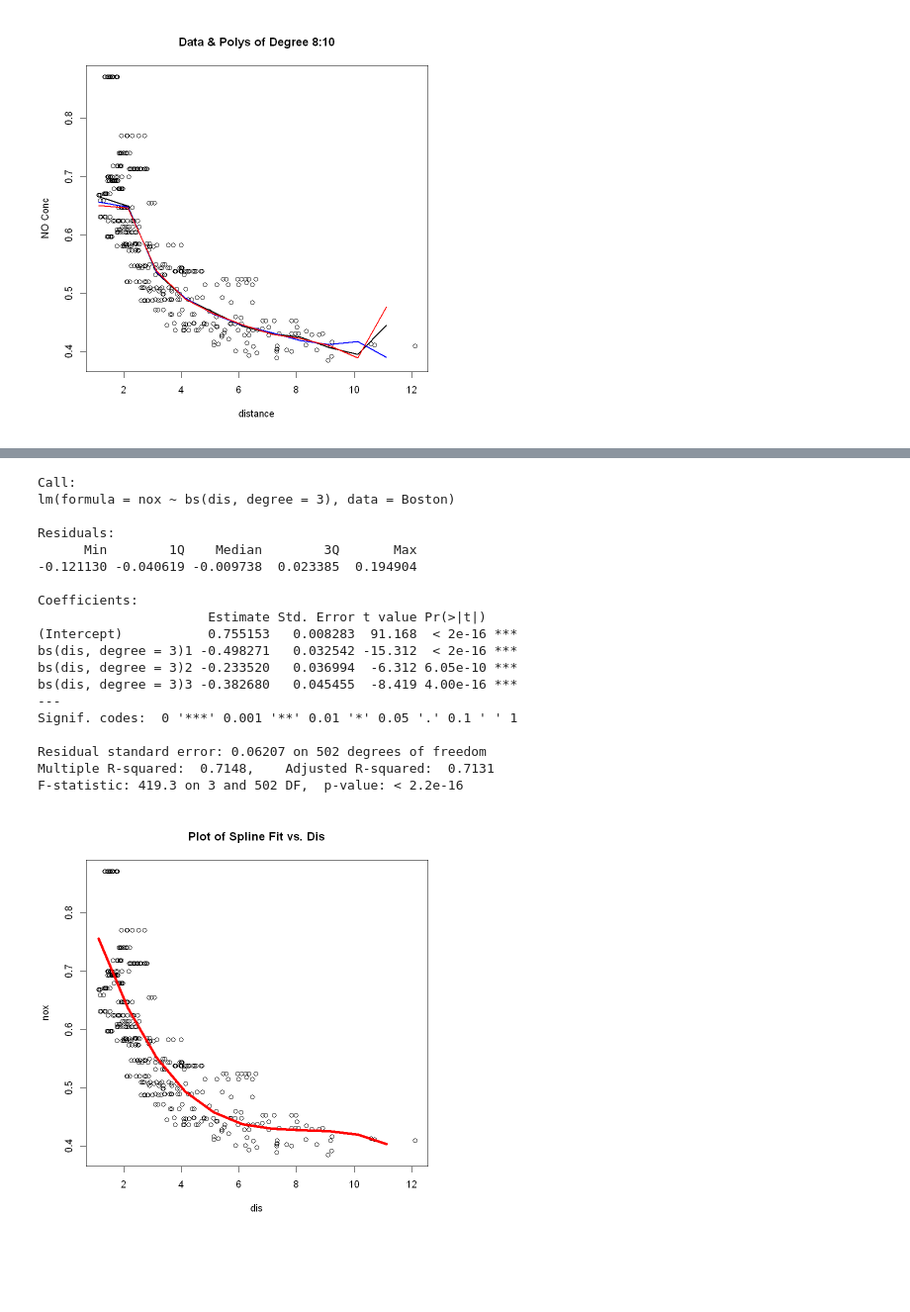
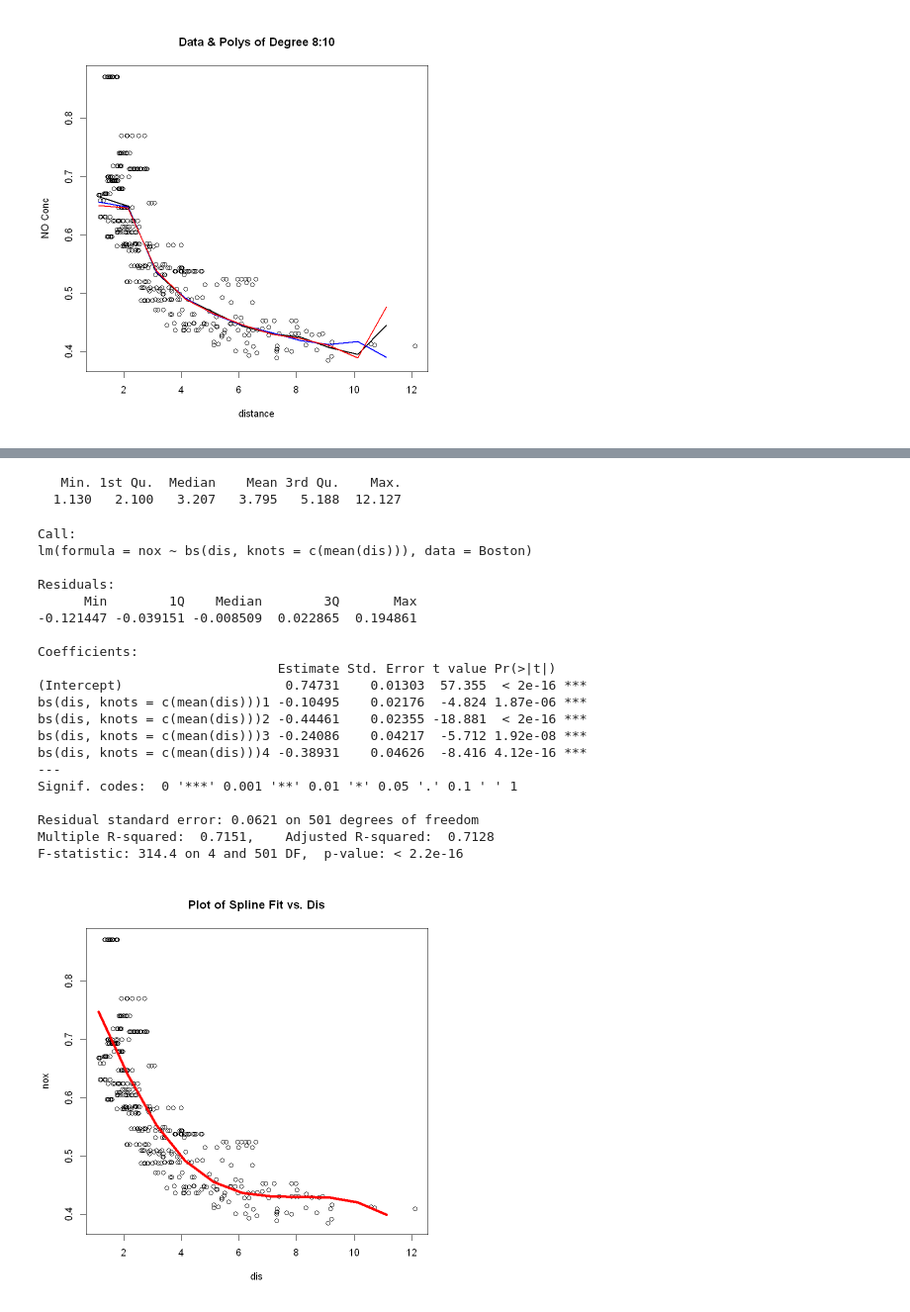
Before and after one commit to mbaznik/ISLR, a Jupyter notebook: Chapter 7/7-9.ipynb, the cells around one changed output, grey strips where cells are left out. Shown at 99% size. Cells and saved outputs as stored; diff of their text form; code cells hidden in the pictures; blank space fills up the shorter version.

```diff
--- a/Chapter 7/7-9.ipynb
+++ b/Chapter 7/7-9.ipynb
@@ -122,40 +117,44 @@ print(which.min(cv_storage[1:deg_max,1]))
 # %%
 # Part d: Here I use the bs() function to fit a reg spline to predict nox using dis.
-# The question asks me to report on the fit using 4 dof.  Since dof = (4+knot) for cubic splines, this implies
-# that I use 0 knots.  I assume the question asking me how I chose the knots is trick question; since there are
-# 0 knots to choose!
-# Here, set up a matrix to hold the RSS values, which will be required in part e.
-spl_rss_mat <- matrix(0, nrow=3, ncol=1)
-# Return to the fit:
-spl_fit <- lm(nox~bs(dis, degree=3), data=Boston)
-spl_rss_mat[1,1] <- sum(spl_fit$residuals^2)
+# The question asks me to report on the fit using 4 dof.
+# Using 1 knot would result in 6 dof in bs (assuming no intercepts inside bs) + 1 dof in lm's interecept - 3 dof
+# because of continuity and 1st 2 deriv constraints = 4 dof total in fit.
+# I choose the placement for the 1 knot as the mean of dis (about 3.795), as is commonly done:
+summary(dis)
+
+# Fit:
+spl_fit <- lm(nox~bs(dis, knots=c(mean(dis))), data=Boston)
+
 # Report the output of the fit:
 summary(spl_fit)
 # Plot the resulting fit:
 dis.range <- range(dis)
 dis.grid <- seq(from=dis.range[1], to=dis.range[2])
 spl_preds <- predict(spl_fit, newdata=data.frame(dis=dis.grid))
 plot(dis, nox, main="Plot of Spline Fit vs. Dis")
 lines(dis.grid, spl_preds, col="red", lwd=4)
 # %% [output]
-Call:
-lm(formula = nox ~ bs(dis, degree = 3), data = Boston)
-
-Residuals:
-      Min        1Q    Median        3Q       Max
--0.121130 -0.040619 -0.009738  0.023385  0.194904
-
-Coefficients:
-                      Estimate Std. Error t value Pr(>|t|)
-(Intercept)           0.755153   0.008283  91.168  < 2e-16 ***
-bs(dis, degree = 3)1 -0.498271   0.032542 -15.312  < 2e-16 ***
-bs(dis, degree = 3)2 -0.233520   0.036994  -6.312 6.05e-10 ***
-bs(dis, degree = 3)3 -0.382680   0.045455  -8.419 4.00e-16 ***
----
-Signif. codes:  0 '***' 0.001 '**' 0.01 '*' 0.05 '.' 0.1 ' ' 1
-
-Residual standard error: 0.06207 on 502 degrees of freedom
-Multiple R-squared:  0.7148,    Adjusted R-squared:  0.7131
-F-statistic: 419.3 on 3 and 502 DF,  p-value: < 2.2e-16
+   Min. 1st Qu.  Median    Mean 3rd Qu.    Max.
+  1.130   2.100   3.207   3.795   5.188  12.127
+Call:
+lm(formula = nox ~ bs(dis, knots = c(mean(dis))), data = Boston)
+
+Residuals:
+      Min        1Q    Median        3Q       Max
+-0.121447 -0.039151 -0.008509  0.022865  0.194861
+
+Coefficients:
+                               Estimate Std. Error t value Pr(>|t|)
+(Intercept)                     0.74731    0.01303  57.355  < 2e-16 ***
+bs(dis, knots = c(mean(dis)))1 -0.10495    0.02176  -4.824 1.87e-06 ***
+bs(dis, knots = c(mean(dis)))2 -0.44461    0.02355 -18.881  < 2e-16 ***
+bs(dis, knots = c(mean(dis)))3 -0.24086    0.04217  -5.712 1.92e-08 ***
+bs(dis, knots = c(mean(dis)))4 -0.38931    0.04626  -8.416 4.12e-16 ***
+---
+Signif. codes:  0 '***' 0.001 '**' 0.01 '*' 0.05 '.' 0.1 ' ' 1
+
+Residual standard error: 0.0621 on 501 degrees of freedom
+Multiple R-squared:  0.7151,    Adjusted R-squared:  0.7128
+F-statistic: 314.4 on 4 and 501 DF,  p-value: < 2.2e-16
-[figure, old version]
+[figure, new version]
 # %%
```
Also changed, not shown: parts of 6 cells of this notebook.
